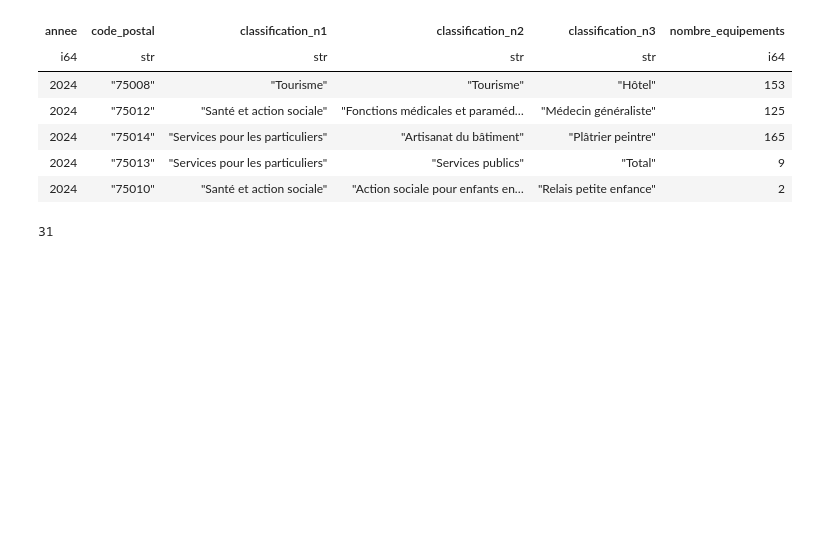
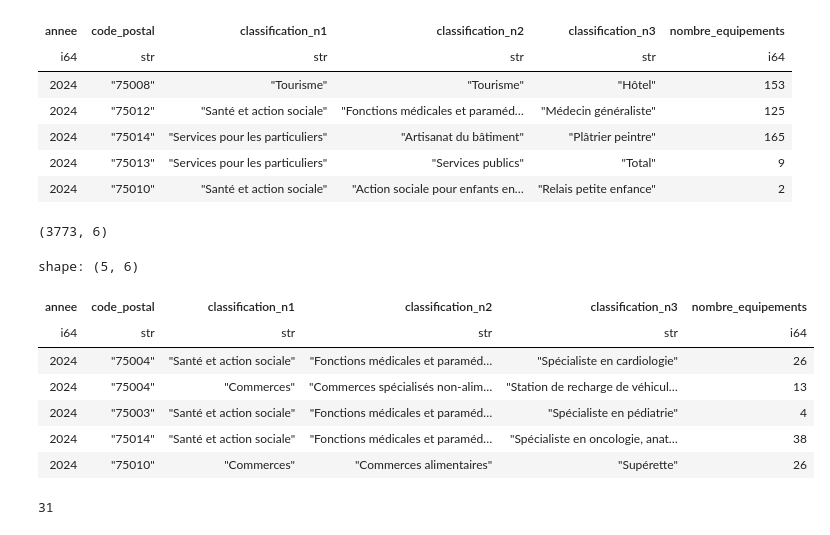
Before and after one commit to BriceSop/Real-estate-AI-agent, a Jupyter notebook: notebooks/01_bronze_to_silver.ipynb, the cells around one changed output. Drawn from its saved outputs; the diff is of its cells as text; code cells hidden in the pictures; blank space fills up the shorter version.

Commit message:
Validation de l'étape silver data

```diff
--- a/notebooks/01_bronze_to_silver.ipynb
+++ b/notebooks/01_bronze_to_silver.ipynb
@@ -884,6 +874,21 @@ shape: (5, 6)
 | 2024 | "75014" | "Services pour les particuliers" | "Artisanat du bâtiment" | "Plâtrier peintre" | 165 |
 | 2024 | "75013" | "Services pour les particuliers" | "Services publics" | "Total" | 9 |
 | 2024 | "75010" | "Santé et action sociale" | "Action sociale pour enfants en… | "Relais petite enfance" | 2 |
+# %%
+bpe_silver.shape
+# %% [output]
+(3773, 6)
+# %%
+bpe_silver.head()
+# %% [output]
+shape: (5, 6)
+| annee | code_postal | classification_n1 | classification_n2 | classification_n3 | nombre_equipements |
+| i64 | str | str | str | str | i64 |
+| 2024 | "75004" | "Santé et action sociale" | "Fonctions médicales et paraméd… | "Spécialiste en cardiologie" | 26 |
+| 2024 | "75004" | "Commerces" | "Commerces spécialisés non-alim… | "Station de recharge de véhicul… | 13 |
+| 2024 | "75003" | "Santé et action sociale" | "Fonctions médicales et paraméd… | "Spécialiste en pédiatrie" | 4 |
+| 2024 | "75014" | "Santé et action sociale" | "Fonctions médicales et paraméd… | "Spécialiste en oncologie, anat… | 38 |
+| 2024 | "75010" | "Commerces" | "Commerces alimentaires" | "Supérette" | 26 |
 # %%
 test = bpe_df.filter(pl.Series(bpe_df.select("GEO")).str.contains("^751.*"))
 res = test.select("GEO").to_series().unique().to_list()
```
Also changed, not shown: parts of 6 cells of this notebook, 11 other files.
